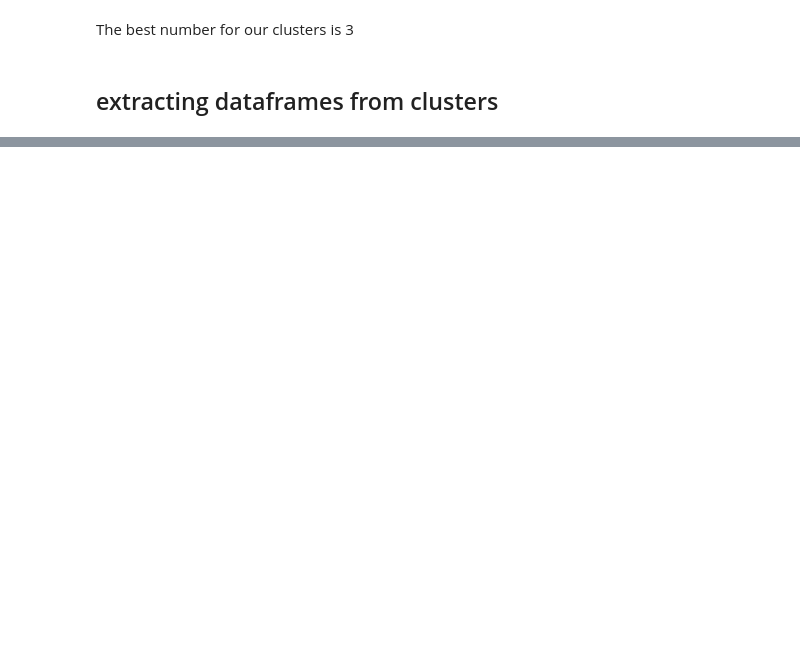
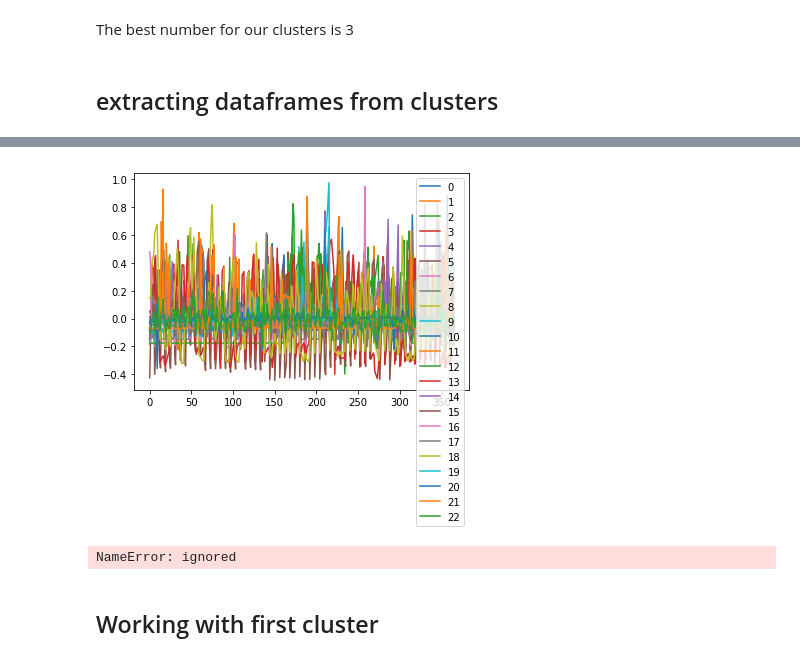
Before and after one commit to aaorella/Energy_Smart_Meters-Exploratory_Analysis, a Jupyter notebook: Untitled.ipynb, the cells around one changed output, grey strips where cells are left out. Cells and saved outputs as stored; diff of their text form; code cells hidden in the pictures; blank space fills up the shorter version.

```diff
--- a/Untitled.ipynb
+++ b/Untitled.ipynb
@@ -99,0 +121,9 @@ def sse(centroids, indicesSeries, timeSeries):
+# %%
+def graph_centroids(centroids):
+  fig = plt.figure(figsize = (15, 10))
+  ax = plt.subplot(111)
+  for i in range(len(centroids)):
+    centroid = centroids[i]
+    ax.plot(centroid, label = i)
+  ax.legend()
+#plt.show()
@@ -259,0 +253,3 @@ Series[1]
+# %%
+num_clusters = 3
+centroids, indicesTimeSeries = k_means_clust(Series.copy(),num_clusters,5,20)
@@ -259,0 +278,10 @@ Series[1]
+# %%
+graph_centroids(centroids)
+# %% [output]
+[figure, added]
+# %%
+df_clust = get_df_clust(indicesTimeSeries, meters)
+# %% [output]
+NameError: ignored
+# %% [markdown]
+## Working with first cluster
```
Also changed, not shown: parts of 27 cells of this notebook.
